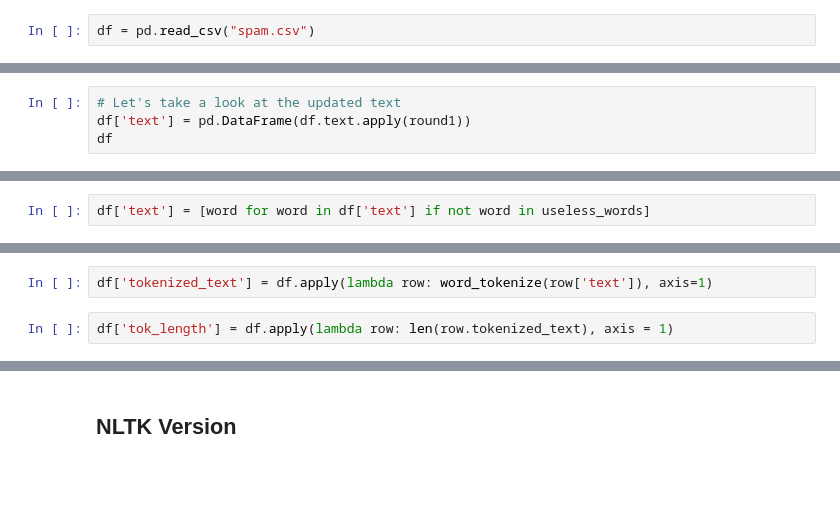
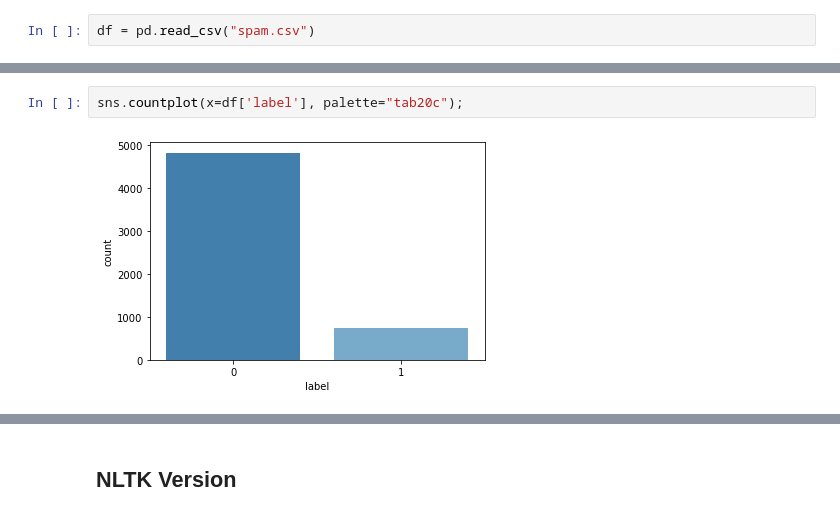
Before and after one commit to broepke/DATA110, a Jupyter notebook: Week 9/DATA110-Week9-broepke.ipynb, the cells around one changed output, grey strips where cells are left out. Drawn from its saved outputs; the diff is of its cells as text; blank space fills up the shorter version.

```diff
--- a/Week 9/DATA110-Week9-broepke.ipynb
+++ b/Week 9/DATA110-Week9-broepke.ipynb
@@ -125,4 +127,0 @@ round1 = lambda x: clean_text_round1(x)
-# %%
-# Let's take a look at the updated text
-df['text'] = pd.DataFrame(df.text.apply(round1))
-df
@@ -145,2 +127,0 @@ useless_words = stopwords.words("english") + list(string.punctuation)
-# %%
-df['text'] = [word for word in df['text'] if not word in useless_words]
@@ -163,4 +127,0 @@ df
-# %%
-df['tokenized_text'] = df.apply(lambda row: word_tokenize(row['text']), axis=1)
-# %%
-df['tok_length'] = df.apply(lambda row: len(row.tokenized_text), axis = 1)
@@ -255,0 +140,4 @@ df_dict['label']
+# %%
+sns.countplot(x=df['label'], palette="tab20c");
+# %% [output]
+[figure, added]
```
Also changed, not shown: parts of 109 cells of this notebook, 5 other files.
